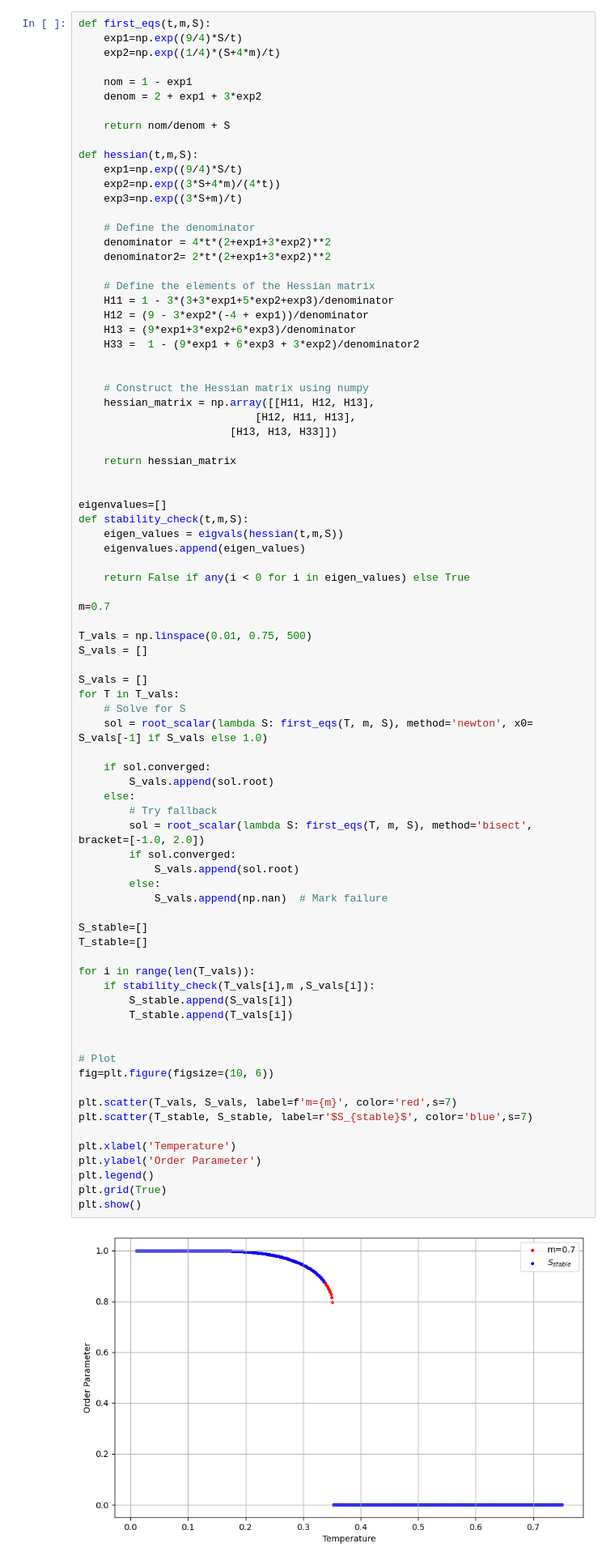
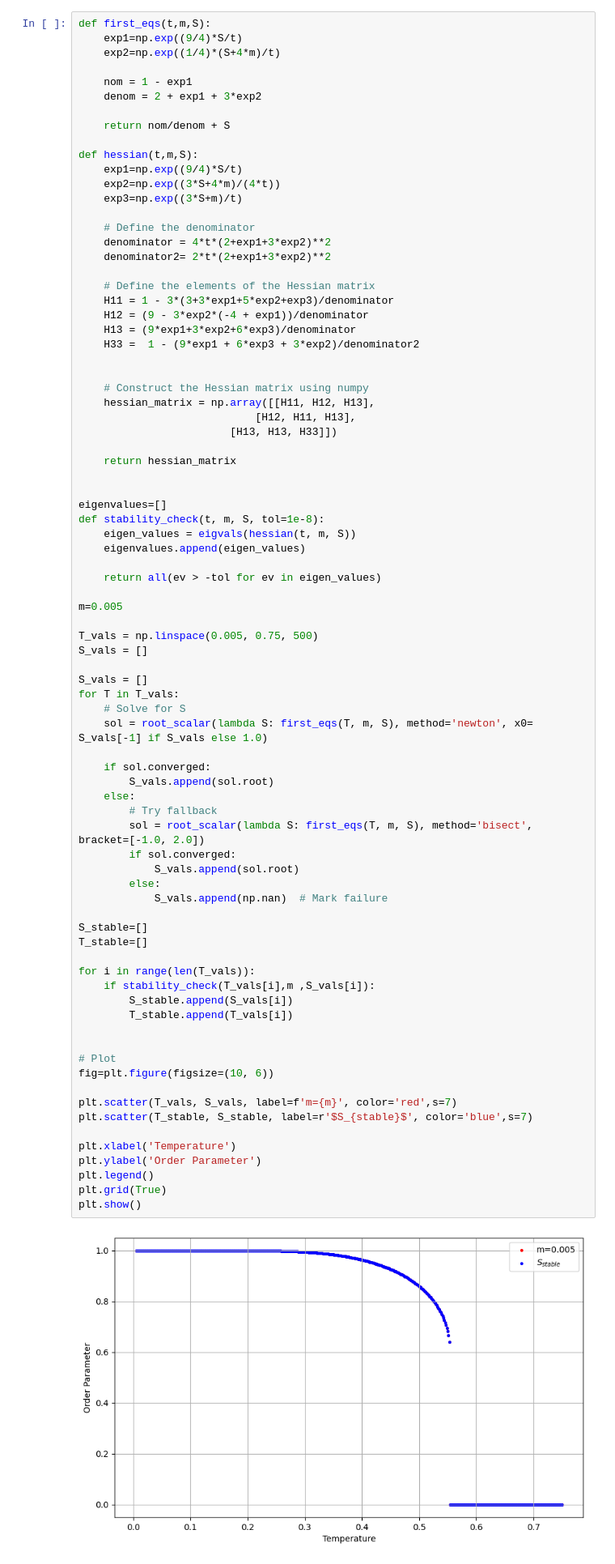
Before and after one commit to Gabrielkrzyzanowski/Master_Research, a Jupyter notebook: Diluted_Maier_Saupe/Diluted-Maier-Saupe_Model.ipynb, the cells around one changed output. Shown: that part at 81% size. Drawn from its saved outputs; the diff is of its cells as text.

```diff
--- a/Diluted_Maier_Saupe/Diluted-Maier-Saupe_Model.ipynb
+++ b/Diluted_Maier_Saupe/Diluted-Maier-Saupe_Model.ipynb
@@ -53,15 +51,15 @@ def hessian(t,m,S):
 
 
 eigenvalues=[]
-def stability_check(t,m,S):
-    eigen_values = eigvals(hessian(t,m,S))
+def stability_check(t, m, S, tol=1e-8):
+    eigen_values = eigvals(hessian(t, m, S))
     eigenvalues.append(eigen_values)
 
-    return False if any(i < 0 for i in eigen_values) else True
+    return all(ev > -tol for ev in eigen_values)
 
-m=0.7
+m=0.005
 
-T_vals = np.linspace(0.01, 0.75, 500)
+T_vals = np.linspace(0.005, 0.75, 500)
 S_vals = []
 
 S_vals = []
@@ -73,31 +71,31 @@ for T in T_vals:
         S_vals.append(sol.root)
     else:
         # Try fallback
         sol = root_scalar(lambda S: first_eqs(T, m, S), method='bisect', bracket=[-1.0, 2.0])
         if sol.converged:
             S_vals.append(sol.root)
         else:
             S_vals.append(np.nan)  # Mark failure
 
 S_stable=[]
 T_stable=[]
 
 for i in range(len(T_vals)):
     if stability_check(T_vals[i],m ,S_vals[i]):
         S_stable.append(S_vals[i])
         T_stable.append(T_vals[i])
 
 
 # Plot
 fig=plt.figure(figsize=(10, 6))
 
 plt.scatter(T_vals, S_vals, label=f'm={m}', color='red',s=7)
 plt.scatter(T_stable, S_stable, label=r'$S_{stable}$', color='blue',s=7)
 
 plt.xlabel('Temperature')
 plt.ylabel('Order Parameter')
 plt.legend()
 plt.grid(True)
 plt.show()
 # %% [output]
-[figure, old version]
+[figure, new version]
```
Also changed, not shown: parts of 12 cells of this notebook, 12 other files.
